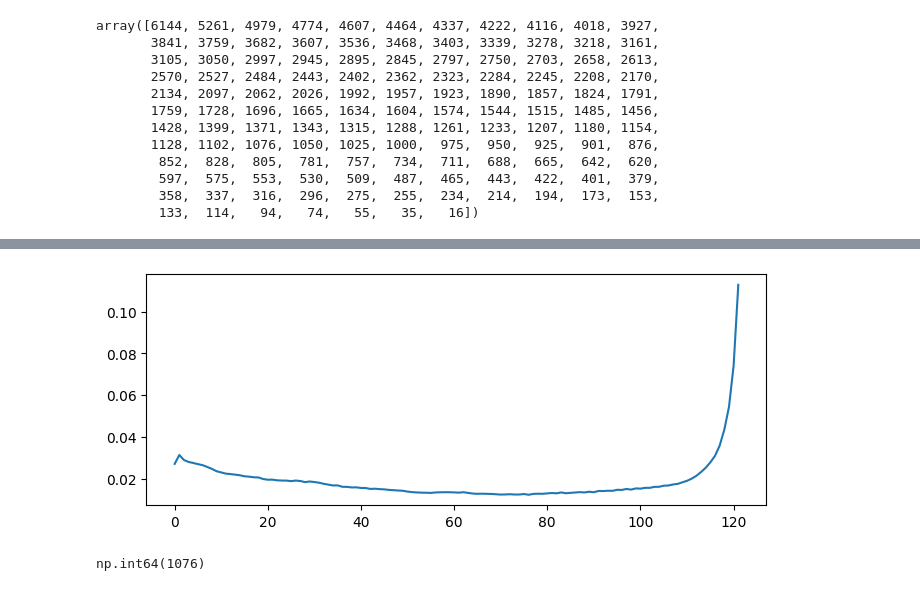
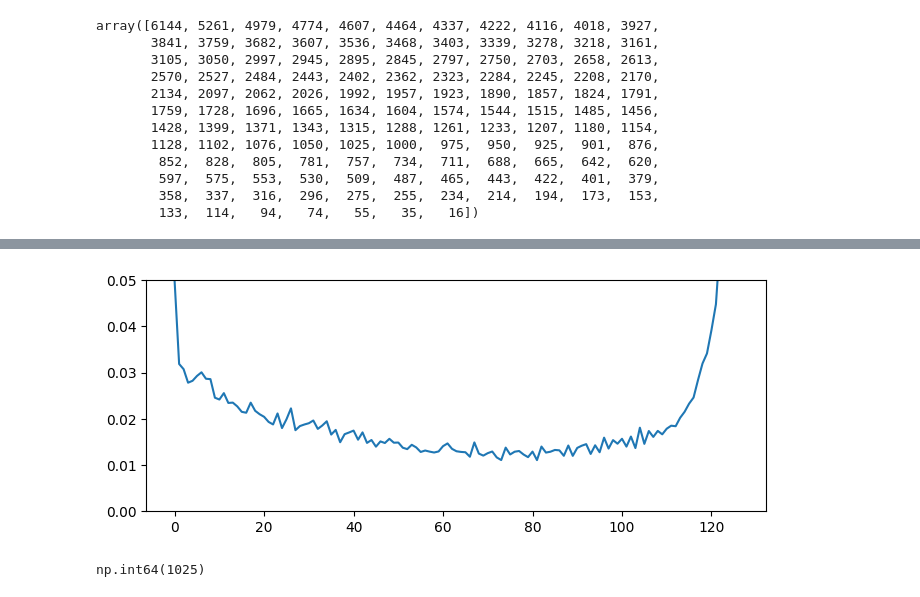
Before and after one commit to tobiaswuerth/rolling_embedding, a Jupyter notebook: playground_7b_chunk_size_distance.ipynb, the cells around one changed output, grey strips where cells are left out. Cells and saved outputs as stored; diff of their text form; code cells hidden in the pictures.

Commit message:
improve graph

```diff
--- a/playground_7b_chunk_size_distance.ipynb
+++ b/playground_7b_chunk_size_distance.ipynb
@@ -272,13 +277,14 @@ ani.save("./plot_exports/centroid_evolution.gif", writer='pillow', fps=24)
 # %%
-total_deltas = [abs(g1) + abs(g2) + abs(c) for g1, g2, c in zip(dist_g1, dist_g2, dist_c_delta)]
-k = 7
+total_deltas = [abs(g1) + abs(g2) + abs(c) for g1, g2, c in zip(embedding_means_normdiff_g1, embedding_means_normdiff_g2, centroid_distance_change )]
+k = 1
 mov_avg = np.convolve(total_deltas, np.ones(k)/k, mode='valid')
 plt.figure(figsize=(8, 3))
+plt.ylim(0, 0.05)
 plt.plot(mov_avg)
 plt.show()
 min_idx = np.argmin(mov_avg)
 best_chunk = chunk_sizes[min_idx + k // 2]  # center of window
 best_chunk
 # %% [output]
-[figure, old version]
+[figure, new version]
-np.int64(1076)
+np.int64(1025)
```
Also changed, not shown: parts of 2 cells of this notebook.
